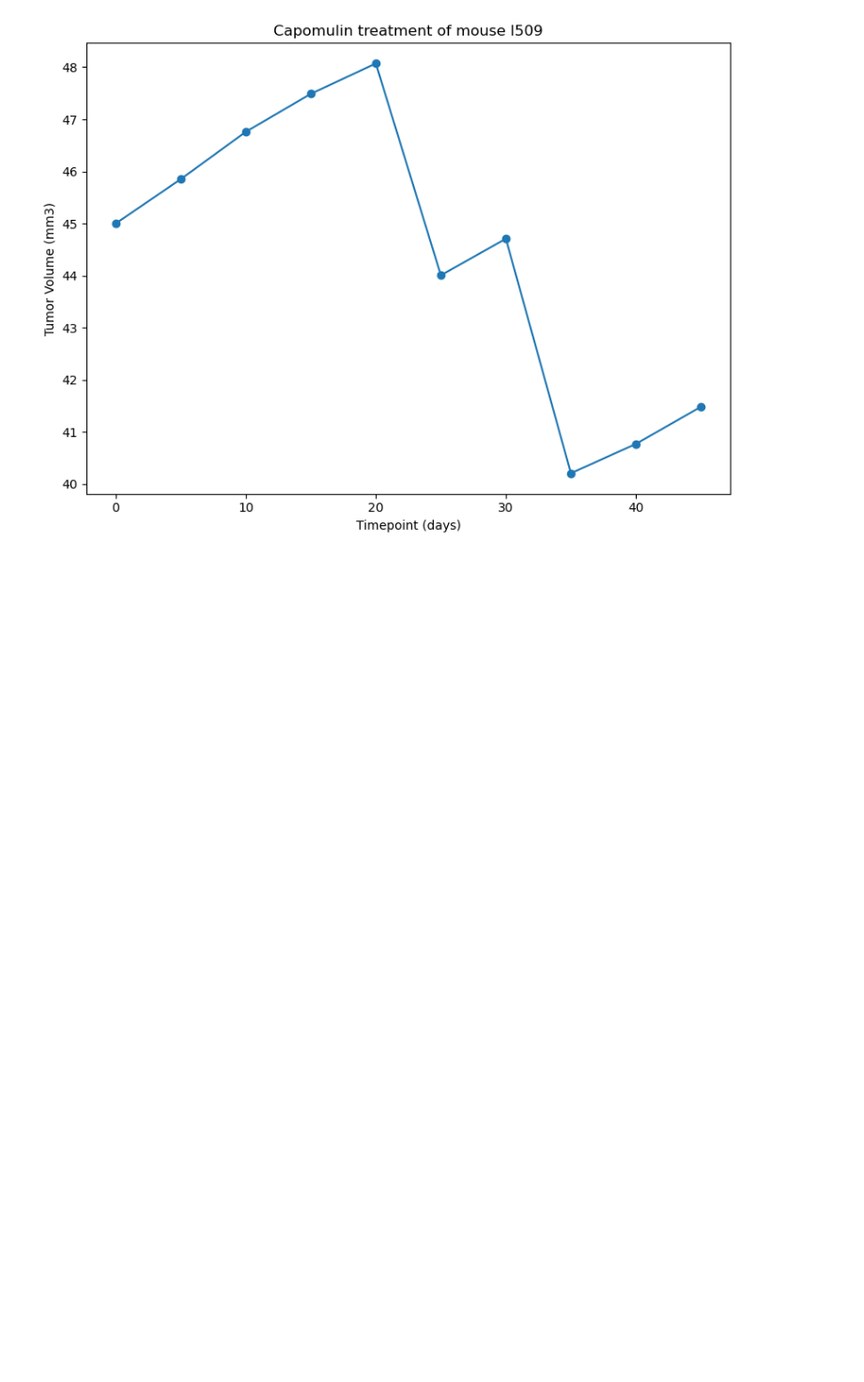
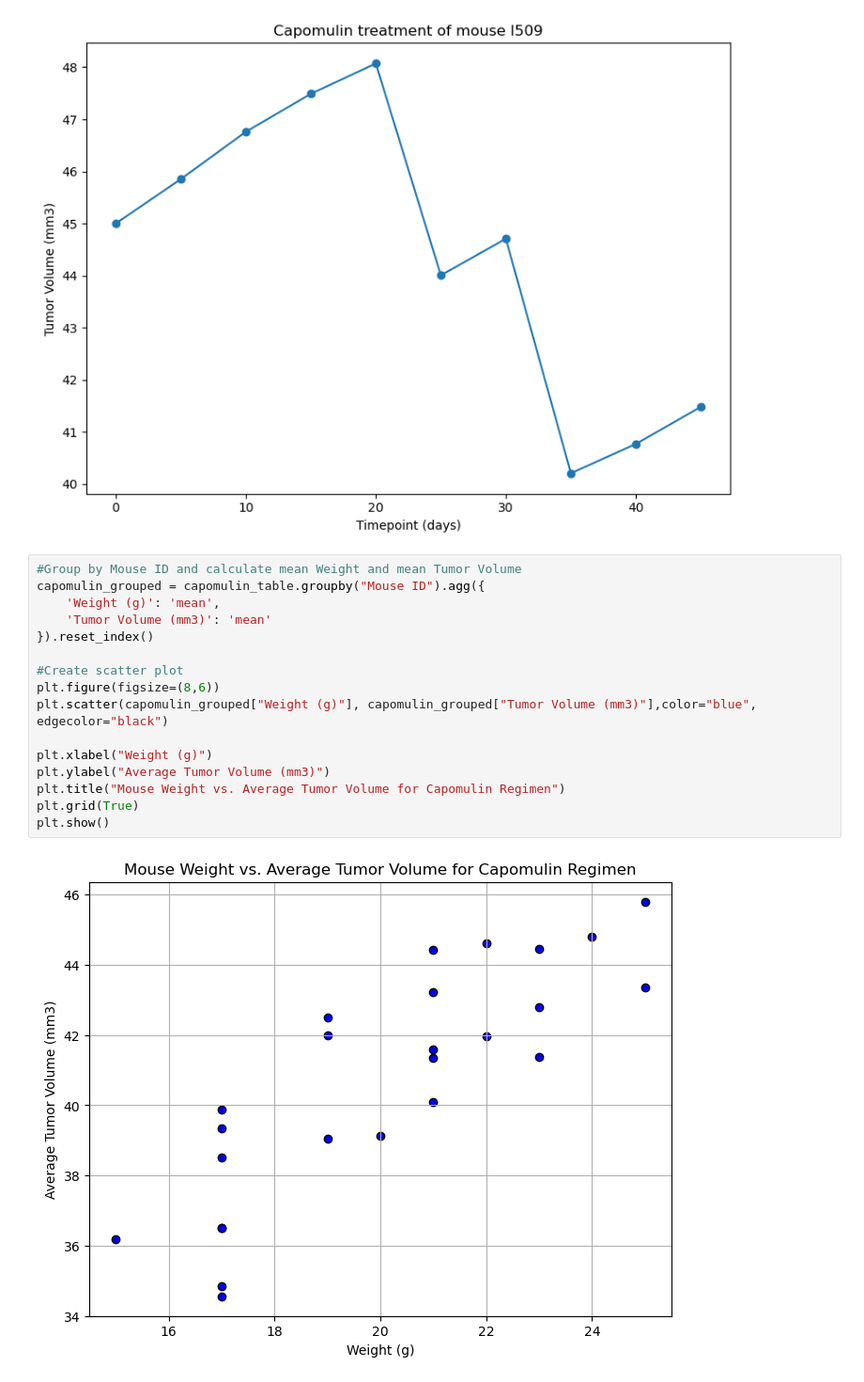
Before and after one commit to RacheMorris16k/Pymaceuticals-Inc, a Jupyter notebook: Pymaceuticals_rache.ipynb, the cells around one changed output. Shown: that part at 94% size. Saved outputs shown, nothing was run; the diff lists cells and outputs as text; blank space fills up the shorter version.

```diff
--- a/Pymaceuticals_rache.ipynb
+++ b/Pymaceuticals_rache.ipynb
@@ -205,3 +205,21 @@ plt.tight_layout()
 plt.show()
 # %% [output]
 [figure]
+# %%
+#Group by Mouse ID and calculate mean Weight and mean Tumor Volume
+capomulin_grouped = capomulin_table.groupby("Mouse ID").agg({
+    'Weight (g)': 'mean',
+    'Tumor Volume (mm3)': 'mean'
+}).reset_index()
+
+#Create scatter plot
+plt.figure(figsize=(8,6))
+plt.scatter(capomulin_grouped["Weight (g)"], capomulin_grouped["Tumor Volume (mm3)"],color="blue", edgecolor="black")
+
+plt.xlabel("Weight (g)")
+plt.ylabel("Average Tumor Volume (mm3)")
+plt.title("Mouse Weight vs. Average Tumor Volume for Capomulin Regimen")
+plt.grid(True)
+plt.show()
+# %% [output]
+[figure, added]
```
Also changed, not shown: parts of 4 cells of this notebook.
